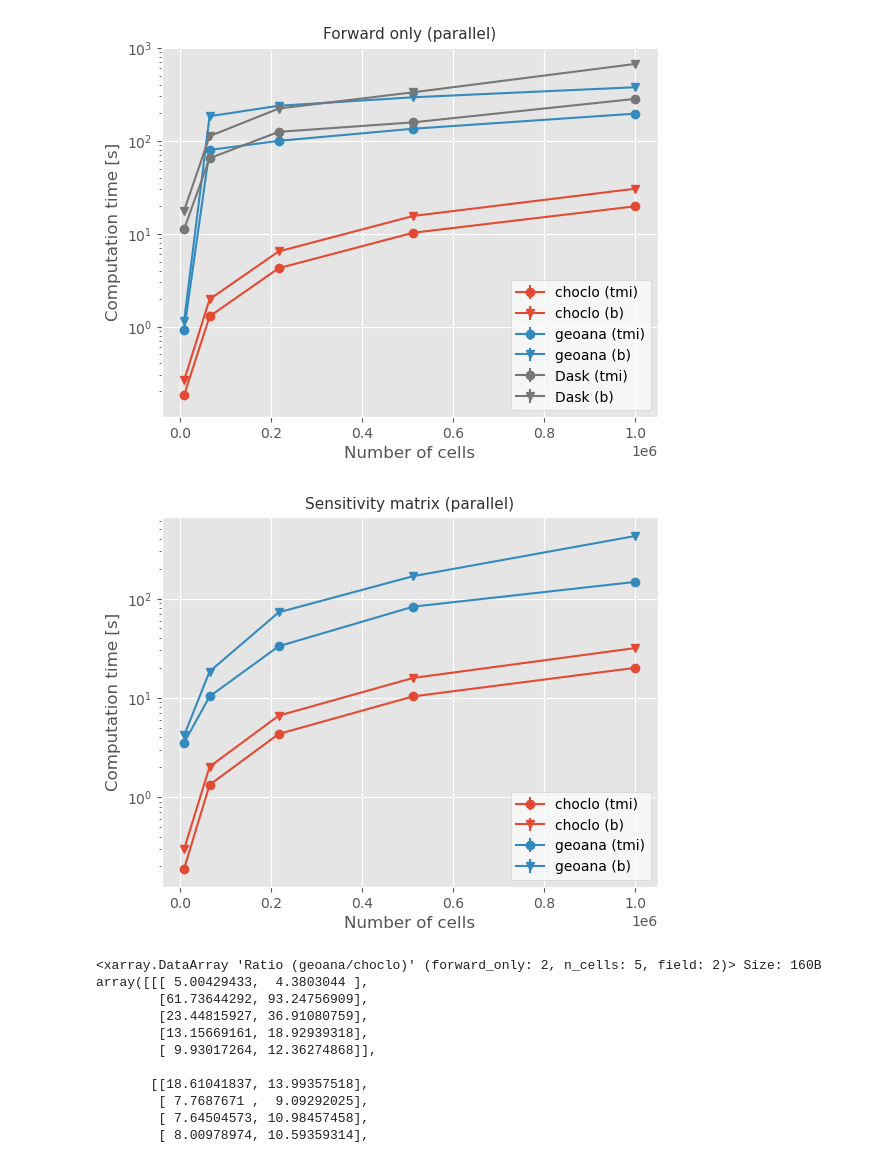
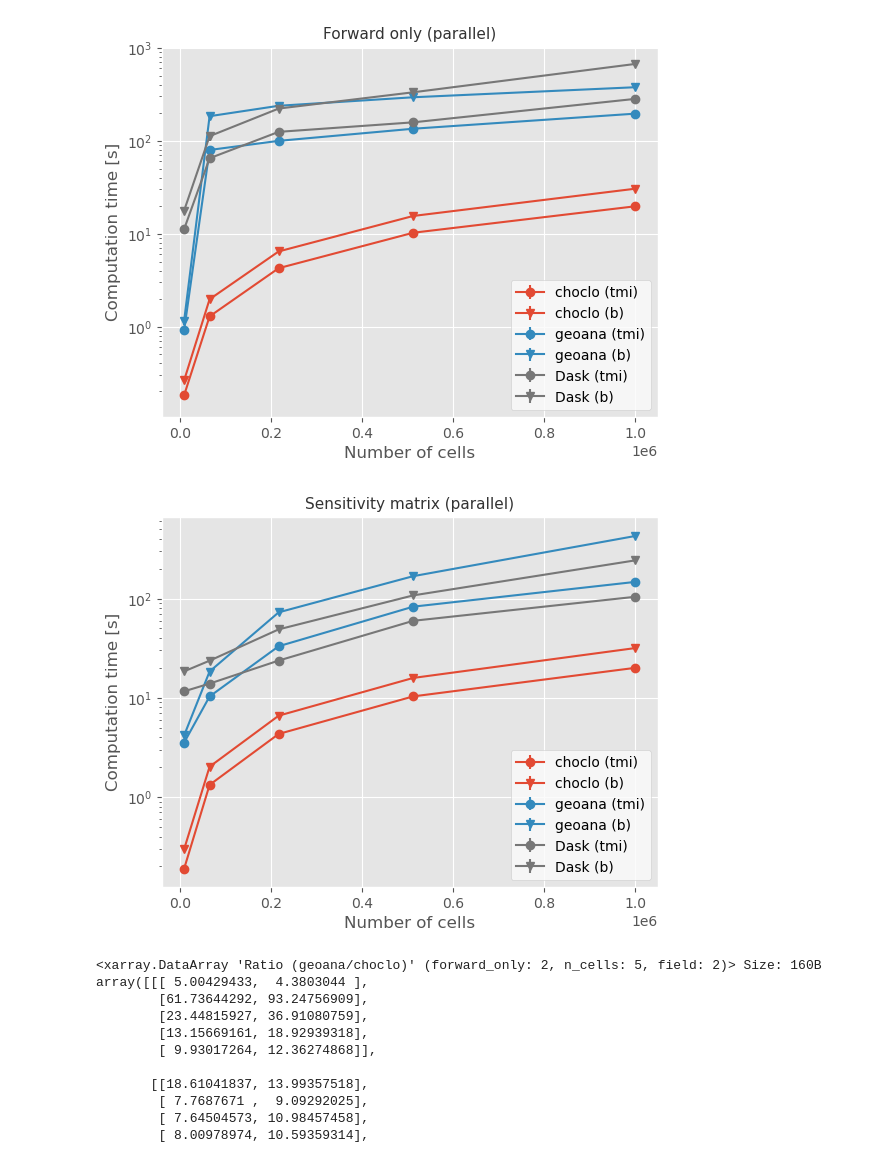
Before and after one commit to santisoler/simpeg-benchmarks-magnetic, a Jupyter notebook: code/figures.ipynb, the cells around one changed output. Drawn from its saved outputs; the diff is of its cells as text; code cells hidden in the pictures.

Commit message:
Fix missing dask curves in notebook

```diff
--- a/code/figures.ipynb
+++ b/code/figures.ipynb
@@ -169,22 +170,26 @@ plt.show()
 # %%
 forward_only = False
 
 colors = ["C0", "C1", "C2", "C3"]
 markers = ["o", "v"]
 
 for color, engine in zip(colors, parallel.engine.values):
     for marker, field in zip(markers, parallel.field.values):
         tmp = parallel.sel(engine=engine, field=field, forward_only=forward_only)
         plt.errorbar(tmp.n_cells, tmp.times, yerr=tmp.times_std, label=f"{engine} ({field})", marker=marker, color=color)
 
+for marker, field in zip(markers, dask.field.values):
+    tmp = dask.sel(field=field, forward_only=forward_only)
+    plt.errorbar(tmp.n_cells, tmp.times, yerr=tmp.times_std, label=f"Dask ({field})", marker=marker, color=colors[3])
+
 plt.yscale("log")
 plt.xlabel("Number of cells")
 plt.ylabel("Computation time [s]")
 plt.title("Sensitivity matrix (parallel)")
 plt.legend()
 plt.show()
 # %% [output]
-[figure, old version]
+[figure, new version]
 # %%
 ratii = parallel.times.sel(engine="geoana") / parallel.times.sel(engine="choclo")
 ratii.name = "Ratio (geoana/choclo)"
```
Also changed, not shown: parts of 1 cell of this notebook.
